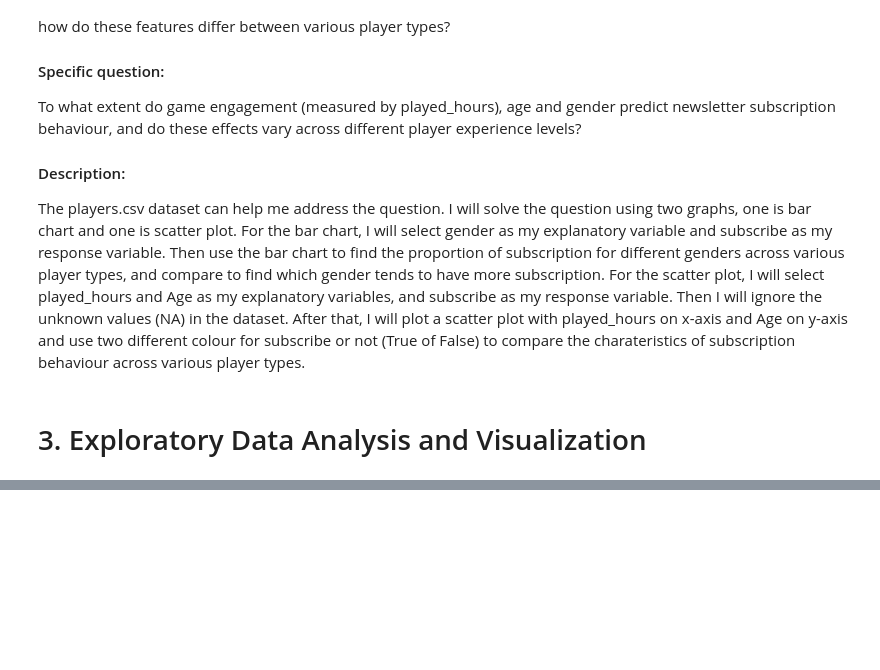
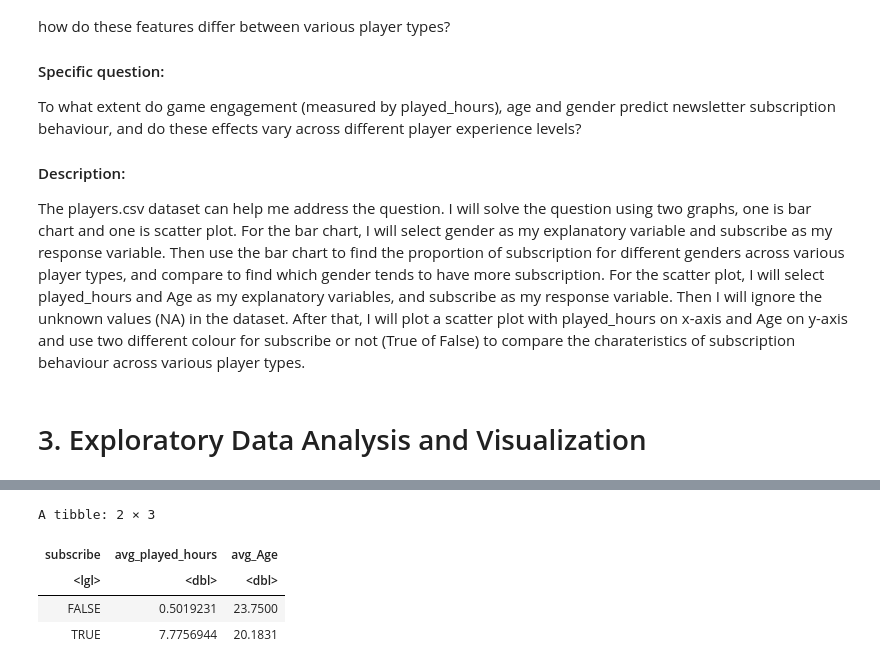
Before and after one commit to Evelyn925/individual_project, a Jupyter notebook: individual_project.ipynb, the cells around one changed output, grey strips where cells are left out. Saved outputs shown, nothing was run; the diff lists cells and outputs as text; code cells hidden in the pictures; blank space fills up the shorter version.

```diff
--- a/individual_project.ipynb
+++ b/individual_project.ipynb
@@ -45,0 +110,6 @@ The players.csv dataset can help me address the question. I will solve the quest
+# %%
+players_mean<-players|>
+group_by(subscribe) |>
+summarize(avg_played_hours = mean(played_hours, na.rm = TRUE), avg_Age = mean(as.numeric(Age), na.rm = TRUE))
+players_mean
+# %% [output]
@@ -45,0 +122,5 @@ The players.csv dataset can help me address the question. I will solve the quest
+A tibble: 2 × 3
+| subscribe | avg_played_hours | avg_Age |
+| <lgl> | <dbl> | <dbl> |
+| FALSE | 0.5019231 | 23.7500 |
+| TRUE | 7.7756944 | 20.1831 |
```
Also changed, not shown: parts of 6 cells of this notebook.
